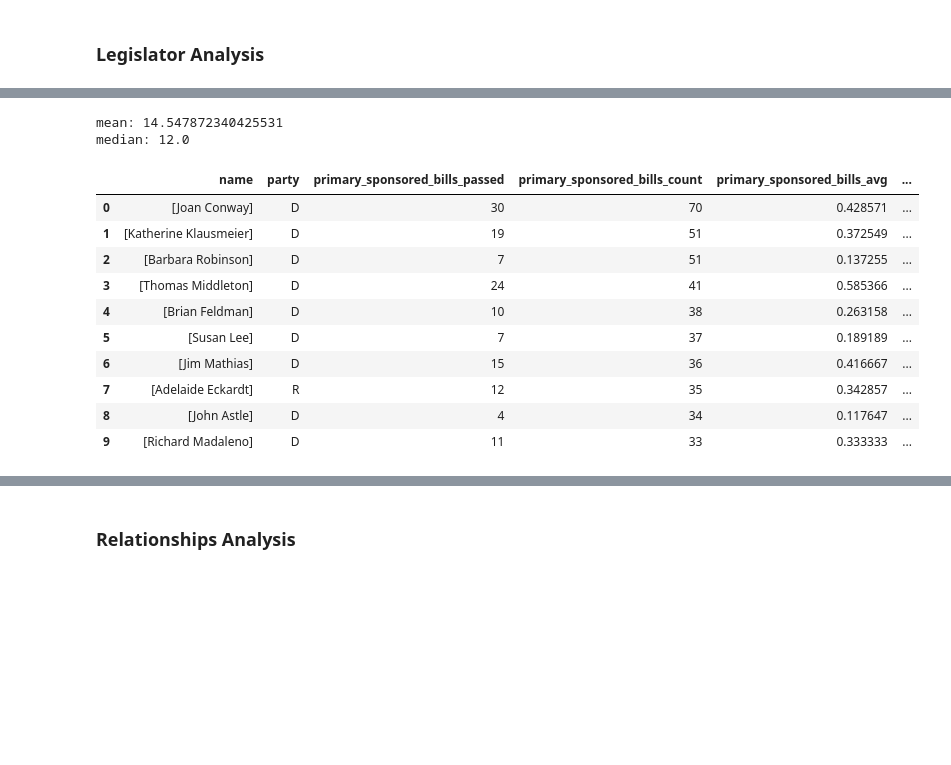
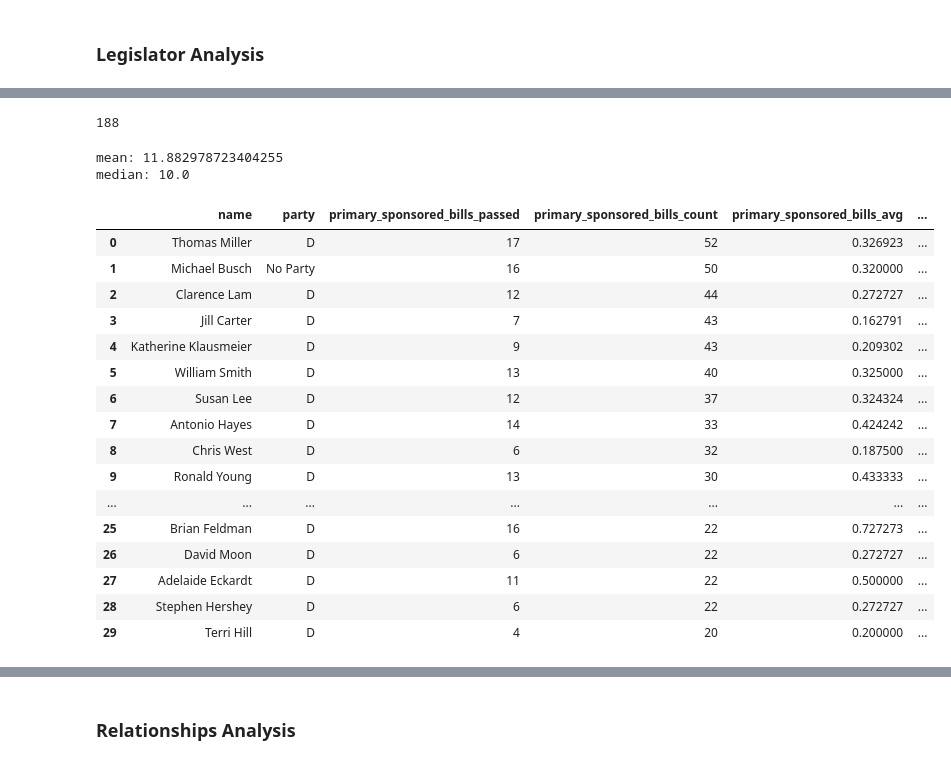
Before and after one commit to Capital-News-Service/maryland-bills-analysis, a Jupyter notebook: Analysis.ipynb, the cells around one changed output, grey strips where cells are left out. Drawn from its saved outputs; the diff is of its cells as text; code cells hidden in the pictures; blank space fills up the shorter version.

```diff
--- a/Analysis.ipynb
+++ b/Analysis.ipynb
@@ -21,15 +21,19 @@ def convertType(toConv, makeUpper):
 
     tcs = []
     for tc in toConv:
+        tc = tc.replace('[','')
+        tc = tc.replace(']','')
+        tc = tc.replace('{','')
+        tc = tc.replace('}','')
+        tc = tc.replace(' \'','')
+        tc = tc.replace('\'','')
+        tc = tc.replace('@','')
+        tc = tc.replace('-','')
+        tc = tc.replace('#','')
         chain = parts(tc)
 
         chain2 = []
         for c in chain:
-            c = c.strip('[')
-            c = c.strip(']')
-            c = c.strip(' \'')
-            c = c.strip('\'')
-            c = c.strip('@')
             chain2.append(c)
 
         #make uppercase if specified
@@ -57,13 +61,13 @@ def fixDF(df):
 # load in datasets
 # load dataset and fix all string fields
 
-bills = pd.read_csv("bills_2018.csv")
+bills = pd.read_csv("bills_2019.csv")
 bills = fixDF(bills)
 
-legislators = pd.read_csv("legislators.csv")
+legislators = pd.read_csv("legislators_2019.csv")
 legislators = fixDF(legislators)
 
-relationships = pd.read_csv("matrix.csv")
+relationships = pd.read_csv("matrix_2019.csv")
 relationships = fixDF(relationships)
 # %% [output]
 A value is trying to be set on a copy of a slice from a DataFrame.
@@ -104,11 +124,9 @@ print(list(legislators))
 # %%
 # Best Primary Bill AVG
 sm = legislators[["name","party","primary_sponsored_bills_passed","primary_sponsored_bills_count","primary_sponsored_bills_avg","co_sponsored_bills_avg","co_sponsored_bills_count", "co_sponsored_bills_passed", "committee_sponsor","people_id"]]
-sm = sm[sm['co_sponsored_bills_count'] > 1]
 sm = sm[sm['committee_sponsor'] != 1]
-sm = sm.sort_values(by=['primary_sponsored_bills_avg'], ascending=False).reset_index(drop=True)
-
+sm = sm.sort_values(by=['primary_sponsored_bills_avg', 'primary_sponsored_bills_count'], ascending=[False,False]).reset_index(drop=True)
 print("mean: " + str(np.mean(sm["primary_sponsored_bills_avg"])))
 print("median: " + str(np.median(sm["primary_sponsored_bills_avg"])))
-sm.head(20)
+sm.head(50)
 # %% [output]
@@ -169,0 +202,6 @@ median: 3.0
+# %%
+# least primary sponsors passed
+sm = sm.sort_values(by=['primary_sponsored_bills_passed'], ascending=[True]).reset_index(drop=True)
+print("mean: " + str(np.mean(sm["primary_sponsored_bills_passed"])))
+print("median: " + str(np.median(sm["primary_sponsored_bills_passed"])))
+sm.head(50)
@@ -170,23 +228,33 @@ median: 3.0
+# %%
+print(len(sm))
+# %% [output]
+188
 # %%
 # most primary sponsors attempted
 sm = sm.sort_values(by=['primary_sponsored_bills_count'], ascending=[False]).reset_index(drop=True)
 print("mean: " + str(np.mean(sm["primary_sponsored_bills_count"])))
 print("median: " + str(np.median(sm["primary_sponsored_bills_count"])))
-sm.head(10)
+sm.head(30)
 # %% [output]
-mean: 14.547872340425531
-median: 12.0
+mean: 11.882978723404255
+median: 10.0
 |  | name | party | primary_sponsored_bills_passed | primary_sponsored_bills_count | primary_sponsored_bills_avg | ... |
-| 0 | [Joan Conway] | D | 30 | 70 | 0.428571 | ... |
-| 1 | [Katherine Klausmeier] | D | 19 | 51 | 0.372549 | ... |
-| 2 | [Barbara Robinson] | D | 7 | 51 | 0.137255 | ... |
-| 3 | [Thomas Middleton] | D | 24 | 41 | 0.585366 | ... |
-| 4 | [Brian Feldman] | D | 10 | 38 | 0.263158 | ... |
-| 5 | [Susan Lee] | D | 7 | 37 | 0.189189 | ... |
-| 6 | [Jim Mathias] | D | 15 | 36 | 0.416667 | ... |
-| 7 | [Adelaide Eckardt] | R | 12 | 35 | 0.342857 | ... |
-| 8 | [John Astle] | D | 4 | 34 | 0.117647 | ... |
-| 9 | [Richard Madaleno] | D | 11 | 33 | 0.333333 | ... |
+| 0 | Thomas Miller | D | 17 | 52 | 0.326923 | ... |
+| 1 | Michael Busch | No Party | 16 | 50 | 0.320000 | ... |
+| 2 | Clarence Lam | D | 12 | 44 | 0.272727 | ... |
+| 3 | Jill Carter | D | 7 | 43 | 0.162791 | ... |
+| 4 | Katherine Klausmeier | D | 9 | 43 | 0.209302 | ... |
+| 5 | William Smith | D | 13 | 40 | 0.325000 | ... |
+| 6 | Susan Lee | D | 12 | 37 | 0.324324 | ... |
+| 7 | Antonio Hayes | D | 14 | 33 | 0.424242 | ... |
+| 8 | Chris West | D | 6 | 32 | 0.187500 | ... |
+| 9 | Ronald Young | D | 13 | 30 | 0.433333 | ... |
+| ... | ... | ... | ... | ... | ... | ... |
+| 25 | Brian Feldman | D | 16 | 22 | 0.727273 | ... |
+| 26 | David Moon | D | 6 | 22 | 0.272727 | ... |
+| 27 | Adelaide Eckardt | D | 11 | 22 | 0.500000 | ... |
+| 28 | Stephen Hershey | D | 6 | 22 | 0.272727 | ... |
+| 29 | Terri Hill | D | 4 | 20 | 0.200000 | ... |
 # %%
 # least primary sponsors attempted
 sm = sm.sort_values(by=['primary_sponsored_bills_count'], ascending=[True]).reset_index(drop=True)
```
Also changed, not shown: parts of 23 cells of this notebook, 3 other files.
